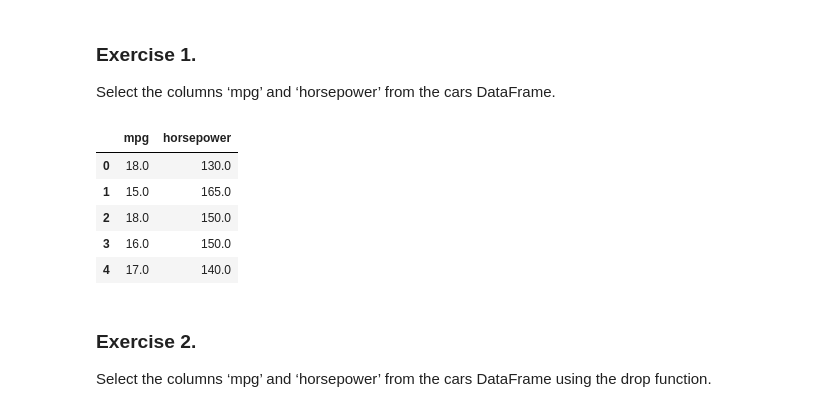
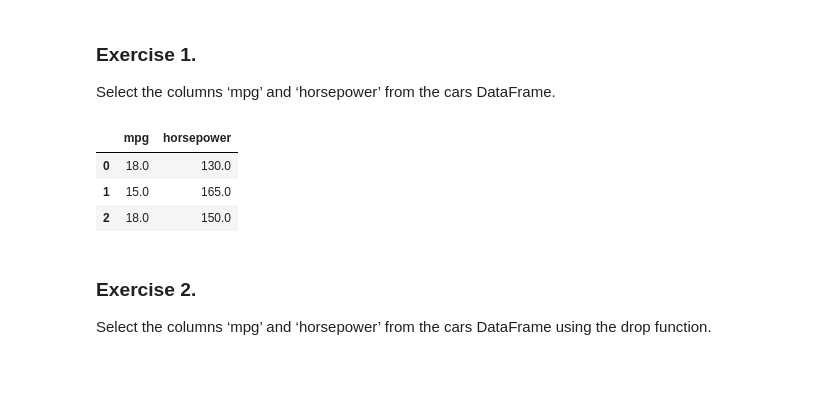
Before and after one commit to Babrzej/Descriptive-Statistics, a Jupyter notebook: Laboratory_1/Intro.ipynb, the cells around one changed output. Cells and saved outputs as stored; diff of their text form; code cells hidden in the pictures; blank space fills up the shorter version.

```diff
--- a/Laboratory_1/Intro.ipynb
+++ b/Laboratory_1/Intro.ipynb
@@ -11,14 +11,12 @@ cars = sns.load_dataset('mpg')
 ### Exercise 1.
 Select the columns ‘mpg’ and ‘horsepower’ from the cars DataFrame.
 # %%
-cars >> select(cars.mpg, cars.horsepower) >> head(5)
+cars >> select(cars.mpg, cars.horsepower) >> head(3)
 # %% [output]
 |  | mpg | horsepower |
 | 0 | 18.0 | 130.0 |
 | 1 | 15.0 | 165.0 |
 | 2 | 18.0 | 150.0 |
-| 3 | 16.0 | 150.0 |
-| 4 | 17.0 | 140.0 |
 # %% [markdown]
 ### Exercise 2.
 Select the columns ‘mpg’ and ‘horsepower’ from the cars DataFrame using the drop function.
```
Also changed, not shown: parts of 9 cells of this notebook.
